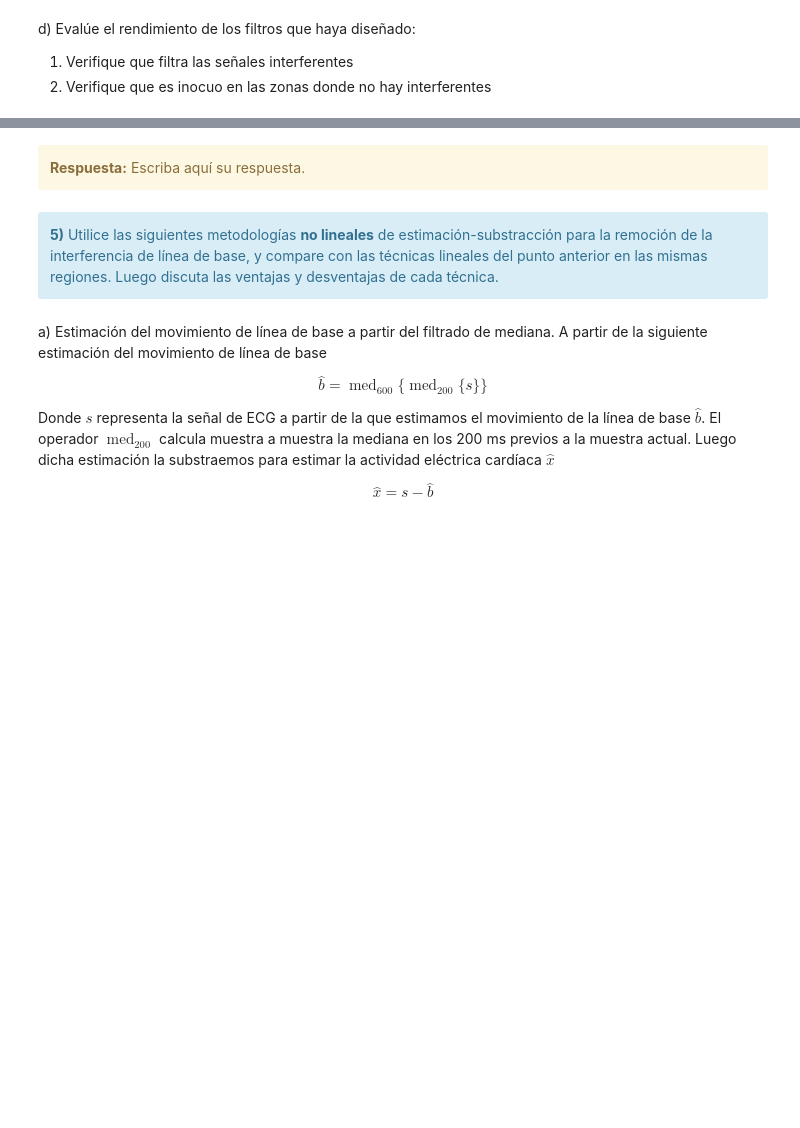
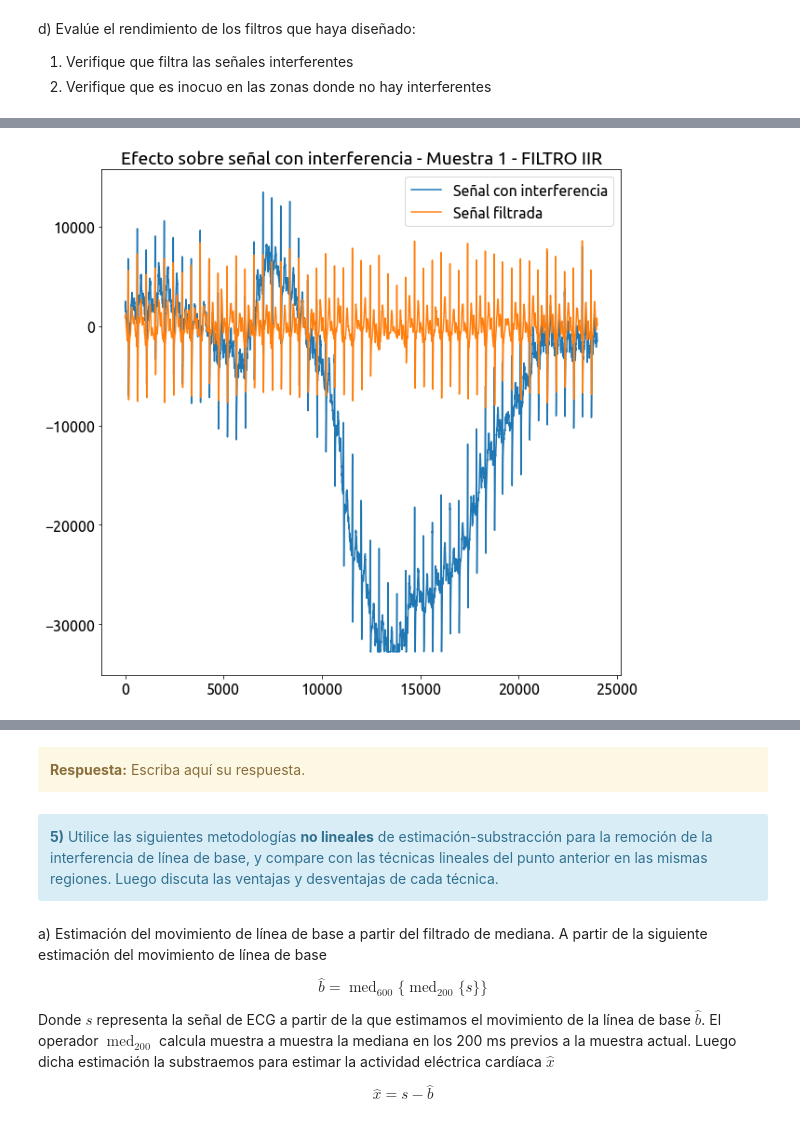
Before and after one commit to fcatuogno/PDS_TPs, a Jupyter notebook: TP4 - Filtrado.ipynb, the cells around one changed output, grey strips where cells are left out. Cells and saved outputs as stored; diff of their text form; code cells hidden in the pictures; blank space fills up the shorter version.

```diff
--- a/TP4 - Filtrado.ipynb
+++ b/TP4 - Filtrado.ipynb
@@ -203,0 +307,97 @@ zonas_sin_interf = (
+# %%
+
+# Segmentos de interés #
+########################
+# Puede tomar como referencia los siguientes segmentos, aunque si lo considera, también
+# puede incluir otros que considere importantes para evaluar el rendimiento.
+
+zonas_con_interf_baja_frec = (
+        np.array([12, 12.4]) *60*fs, # minutos a muestras
+        np.array([15, 15.2]) *60*fs, # minutos a muestras
+        )
+
+
+zonas_sin_interf = (
+        np.array([5, 5.2]) *60*fs, # minutos a muestras
+        [4000, 5500], # muestras
+        [10e3, 11e3], # muestras
+        )
+
+##########################################
+# Acá podés generar los gráficos pedidos #
+##########################################
+
+#
+# Analisis con interferentes
+#
+muestra1_con_interf = ecg_lead[int(zonas_con_interf_baja_frec[0][0]):int(zonas_con_interf_baja_frec[0][1])]
+muestra2_con_interf = ecg_lead[int(zonas_con_interf_baja_frec[1][0]):int(zonas_con_interf_baja_frec[1][1])]
+
+plt.figure(1)
+plt.plot(muestra1_con_interf,label='Señal con interferencia')
+plt.title('Efecto sobre señal con interferencia - Muestra 1 - FILTRO IIR')
+
+plt.figure(2)
+plt.plot(muestra2_con_interf,label='Señal con interferencia')
+plt.title('Efecto sobre señal con interferencia - Muestra 2 - FILTRO IIR')
+
+#Filtrado de la muestra 1
+señal_filtrada = sig.filtfilt(num_hpf, den_hpf, muestra1_con_interf,axis=0)
+señal_filtrada = sig.filtfilt(num_lpf, den_lpf, señal_filtrada,axis=0)
+
+plt.figure(1)
+plt.plot(señal_filtrada,label='Señal filtrada')
+plt.legend()
+
+#Filtrado de la muestra 2
+señal_filtrada = sig.filtfilt(num_hpf, den_hpf, muestra2_con_interf,axis=0)
+señal_filtrada = sig.filtfilt(num_lpf, den_lpf, señal_filtrada,axis=0)
+
+plt.figure(2)
+plt.plot(señal_filtrada,label='Señal filtrada')
+plt.legend()
+
+#
+# Analisis con interferentes
+#
+print(zonas_sin_interf)
+muestra1_sin_interf = ecg_lead[int(zonas_sin_interf[0][0]):int(zonas_sin_interf[0][1])]
+muestra2_sin_interf = ecg_lead[int(zonas_sin_interf[1][0]):int(zonas_sin_interf[1][1])]
+muestra3_sin_interf = ecg_lead[int(zonas_sin_interf[2][0]):int(zonas_sin_interf[2][1])]
+
+plt.figure(3)
+plt.plot(muestra1_sin_interf,label='Señal original')
+plt.title('Efecto sobre señal sin interferencia - Muestra 1 - FILTRO IIR')
+
+plt.figure(4)
+plt.plot(muestra2_sin_interf,label='Señal original')
+plt.title('Efecto sobre señal sin interferencia - Muestra 2 - FILTRO IIR')
+
+plt.figure(5)
+plt.plot(muestra3_sin_interf,label='Señal original')
+plt.title('Efecto sobre señal sin interferencia - Muestra 3 - FILTRO IIR')
+
+#Filtrado de la muestra 1
+señal_filtrada = sig.filtfilt(num_hpf, den_hpf, muestra1_sin_interf,axis=0)
+señal_filtrada = sig.filtfilt(num_lpf, den_lpf, señal_filtrada,axis=0)
+
+plt.figure(3)
+plt.plot(señal_filtrada,label='Señal filtrada')
+plt.legend()
+
+#Filtrado de la muestra 2
+señal_filtrada = sig.filtfilt(num_hpf, den_hpf, muestra2_sin_interf,axis=0)
+señal_filtrada = sig.filtfilt(num_lpf, den_lpf, señal_filtrada,axis=0)
+
+plt.figure(4)
+plt.plot(señal_filtrada,label='Señal filtrada')
+plt.legend()
+
+#Filtrado de la muestra 3
+señal_filtrada = sig.filtfilt(num_hpf, den_hpf, muestra3_sin_interf,axis=0)
+señal_filtrada = sig.filtfilt(num_lpf, den_lpf, señal_filtrada,axis=0)
+
+plt.figure(5)
+plt.plot(señal_filtrada,label='Señal filtrada')
+plt.legend()
+# %% [output]
@@ -203,0 +406 @@ zonas_sin_interf = (
+[figure, added]
```
Also changed, not shown: parts of 9 cells of this notebook.
